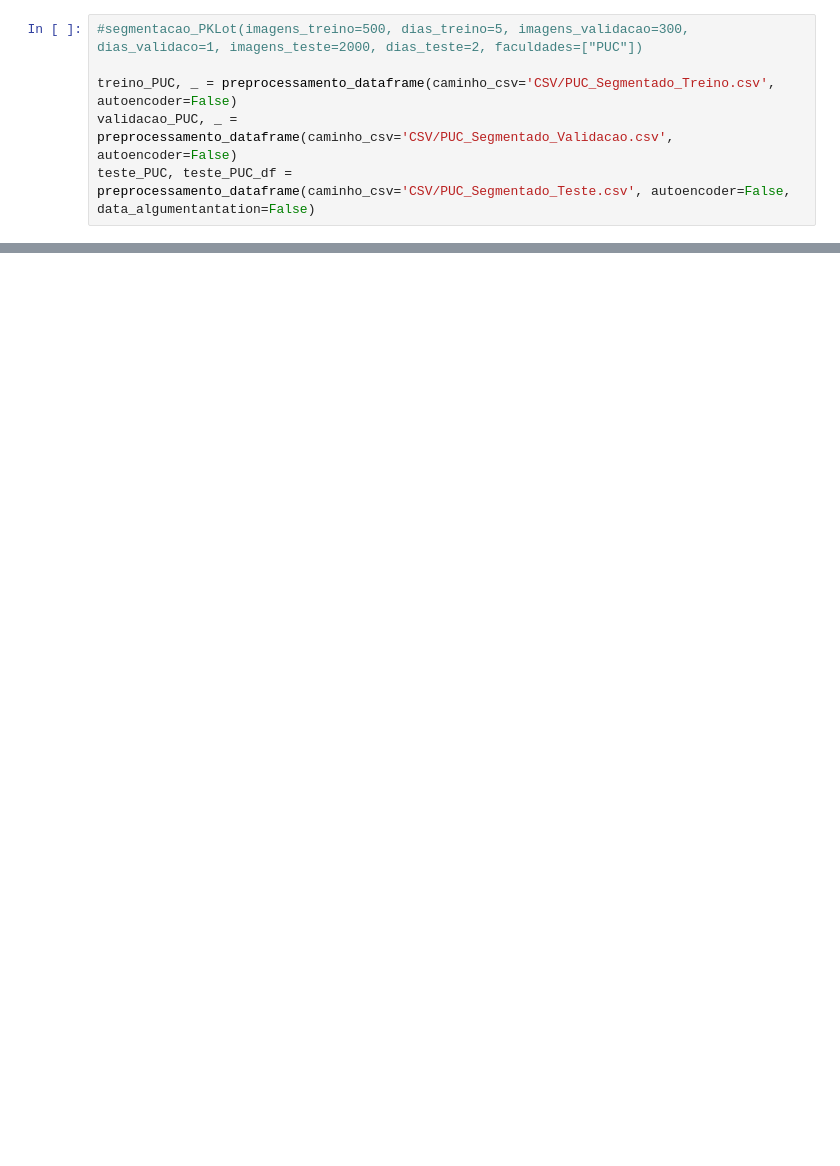
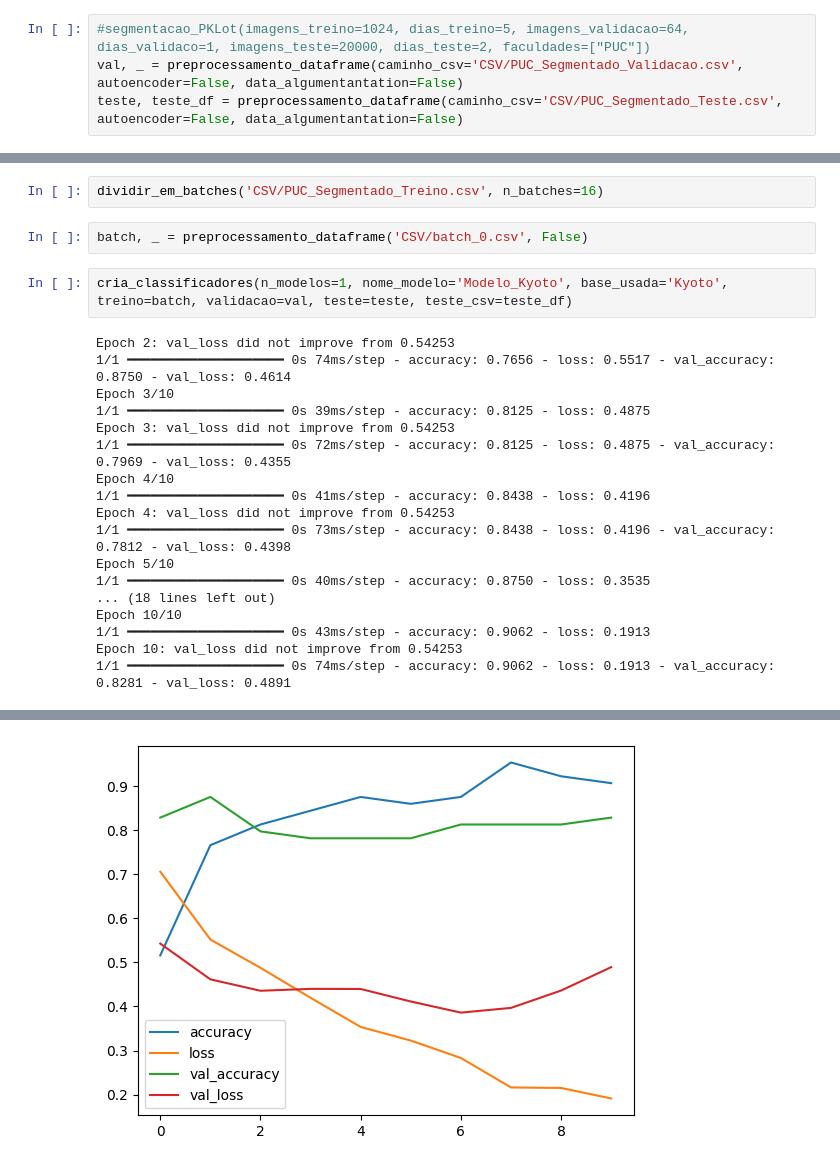
Before and after one commit to Lucas-doc26/ML, a Jupyter notebook: teste.ipynb, the cells around one changed output, grey strips where cells are left out. Saved outputs shown, nothing was run; the diff lists cells and outputs as text; blank space fills up the shorter version.

```diff
--- a/teste.ipynb
+++ b/teste.ipynb
@@ -45,6 +9,4 @@ encoder = gerador.encoder
 # %%
-#segmentacao_PKLot(imagens_treino=500, dias_treino=5, imagens_validacao=300, dias_validaco=1, imagens_teste=2000, dias_teste=2, faculdades=["PUC"])
-
-treino_PUC, _ = preprocessamento_dataframe(caminho_csv='CSV/PUC_Segmentado_Treino.csv', autoencoder=False)
-validacao_PUC, _ = preprocessamento_dataframe(caminho_csv='CSV/PUC_Segmentado_Validacao.csv', autoencoder=False)
-teste_PUC, teste_PUC_df = preprocessamento_dataframe(caminho_csv='CSV/PUC_Segmentado_Teste.csv', autoencoder=False, data_algumentantation=False)
+#segmentacao_PKLot(imagens_treino=1024, dias_treino=5, imagens_validacao=64, dias_validaco=1, imagens_teste=20000, dias_teste=2, faculdades=["PUC"])
+val, _ = preprocessamento_dataframe(caminho_csv='CSV/PUC_Segmentado_Validacao.csv', autoencoder=False, data_algumentantation=False)
+teste, teste_df = preprocessamento_dataframe(caminho_csv='CSV/PUC_Segmentado_Teste.csv', autoencoder=False, data_algumentantation=False)
@@ -98,0 +13,24 @@ array([1, 0, 0, ..., 1, 1, 0])
+# %%
+dividir_em_batches('CSV/PUC_Segmentado_Treino.csv', n_batches=16)
+# %%
+batch, _ = preprocessamento_dataframe('CSV/batch_0.csv', False)
+# %%
+cria_classificadores(n_modelos=1, nome_modelo='Modelo_Kyoto', base_usada='Kyoto', treino=batch, validacao=val, teste=teste, teste_csv=teste_df)
+# %% [output]
+Epoch 2: val_loss did not improve from 0.54253
+1/1 ━━━━━━━━━━━━━━━━━━━━ 0s 74ms/step - accuracy: 0.7656 - loss: 0.5517 - val_accuracy: 0.8750 - val_loss: 0.4614
+Epoch 3/10
+1/1 ━━━━━━━━━━━━━━━━━━━━ 0s 39ms/step - accuracy: 0.8125 - loss: 0.4875
+Epoch 3: val_loss did not improve from 0.54253
+1/1 ━━━━━━━━━━━━━━━━━━━━ 0s 72ms/step - accuracy: 0.8125 - loss: 0.4875 - val_accuracy: 0.7969 - val_loss: 0.4355
+Epoch 4/10
+1/1 ━━━━━━━━━━━━━━━━━━━━ 0s 41ms/step - accuracy: 0.8438 - loss: 0.4196
+Epoch 4: val_loss did not improve from 0.54253
+1/1 ━━━━━━━━━━━━━━━━━━━━ 0s 73ms/step - accuracy: 0.8438 - loss: 0.4196 - val_accuracy: 0.7812 - val_loss: 0.4398
+Epoch 5/10
+1/1 ━━━━━━━━━━━━━━━━━━━━ 0s 40ms/step - accuracy: 0.8750 - loss: 0.3535
+... (18 lines left out)
+Epoch 10/10
+1/1 ━━━━━━━━━━━━━━━━━━━━ 0s 43ms/step - accuracy: 0.9062 - loss: 0.1913
+Epoch 10: val_loss did not improve from 0.54253
+1/1 ━━━━━━━━━━━━━━━━━━━━ 0s 74ms/step - accuracy: 0.9062 - loss: 0.1913 - val_accuracy: 0.8281 - val_loss: 0.4891
@@ -98,0 +39 @@ array([1, 0, 0, ..., 1, 1, 0])
+[figure, added]
```
Also changed, not shown: parts of 10 cells of this notebook, 5 other files.
